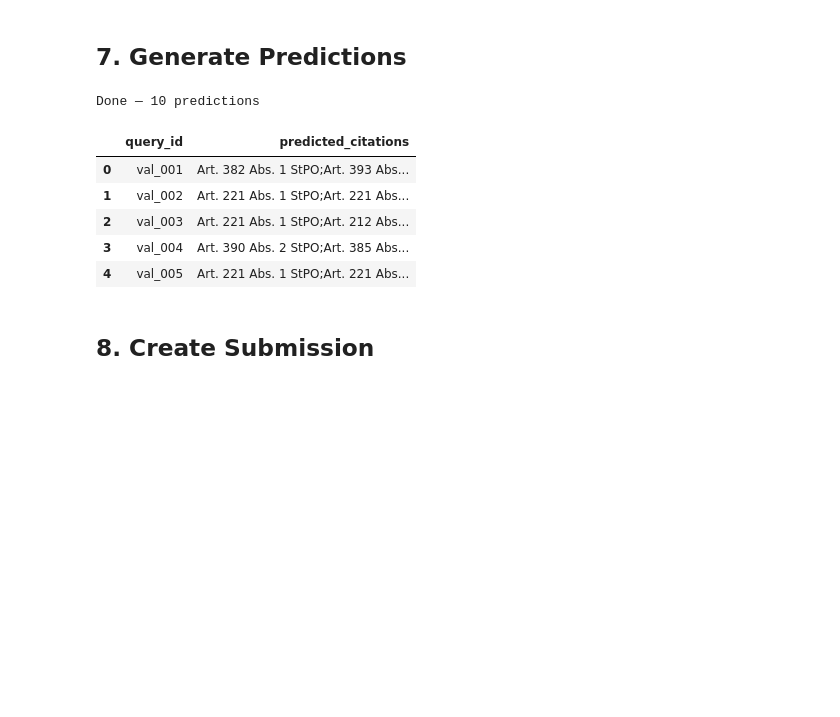
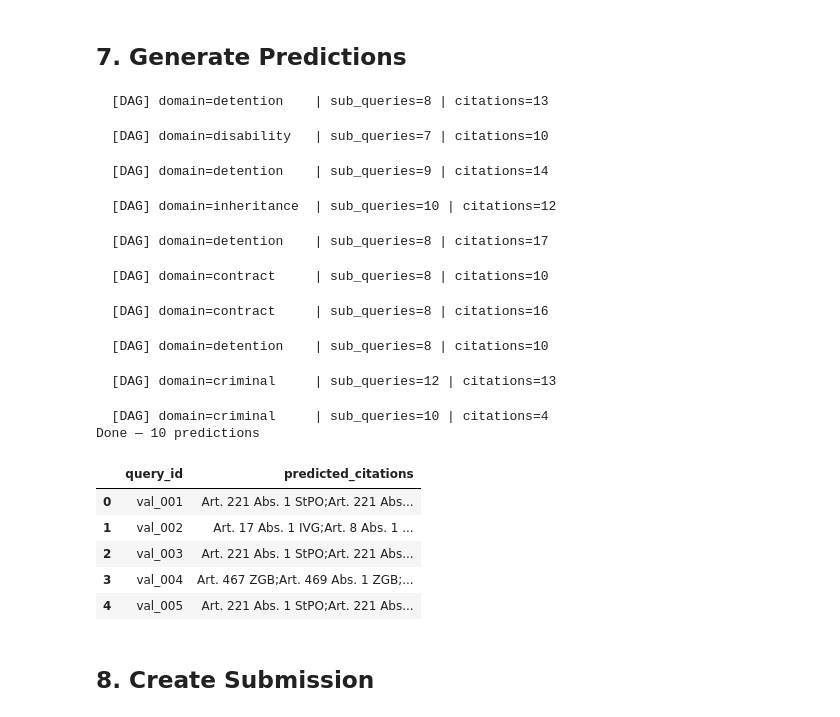
Before and after one commit to daviDpaD18/Omnilex-Agentic-Retrieval-Competition, a Jupyter notebook: notebooks/02_agentic_retrieval_baseline_german-2.ipynb, the cells around one changed output. Saved outputs shown, nothing was run; the diff lists cells and outputs as text; code cells hidden in the pictures; blank space fills up the shorter version.

Commit message:
hyde , cross encoder best performance so far 0.04421 micro f1

```diff
--- a/notebooks/02_agentic_retrieval_baseline_german-2.ipynb
+++ b/notebooks/02_agentic_retrieval_baseline_german-2.ipynb
@@ -117,6 +118,14 @@ CONFIG = {
 
     # Paths
     "test_file": "test.csv",
+
+    # SAC (Summary-Augmented Chunking)
+    "use_sac": True,
+    "use_query_decomposition": True,
+    "top_k_subquery_bm25": 15,
+    "top_k_dense_per_subquery": 10,
+    "synthesis_max_tokens": 300
+
 }
 # %% [markdown]
 ## 2. Load Corpora and Build/Load Indices
@@ -393,6 +444,7 @@ courts_index = get_or_build_index(
     csv_path=COURTS_CSV,
     index_path=COURTS_INDEX_PATH,
     force_rebuild=FORCE_REBUILD_INDICES,
+    preprocessor=build_sac_documents if CONFIG.get("use_sac") else None,
     # max_rows=100000  # Uncomment to test with smaller corpus
 )
 print(f"\nCourts index: {len(courts_index.documents):,} documents")
@@ -447,7 +499,7 @@ import torch
 
 try:
     import lancedb
-    from sentence_transformers import SentenceTransformer
+    from sentence_transformers import SentenceTransformer, CrossEncoder
 
     if KAGGLE_ENV:
         LANCEDB_PATH = Path("/kaggle/input/omnilex-indices/lancedb_courts")
@@ -468,6 +520,16 @@ try:
         _DENSE_AVAILABLE = False
         _lance_table = _embed_model = None
         print("LanceDB not found — dense retrieval disabled (BM25-only mode)")
+
+    try:
+        # Load the multilingual MiniLM cross-encoder
+        _cross_encoder = CrossEncoder("cross-encoder/mmarco-mMiniLMv2-L12-H384-v1", device=_device)
+        _CROSS_ENCODER_AVAILABLE = True
+        print(f"Cross-encoder reranking ready (device={_device})")
+    except Exception as e:
+        _CROSS_ENCODER_AVAILABLE = False
+        _cross_encoder = None
+        print(f"Cross-encoder not available: {e}")
 except ImportError:
     _DENSE_AVAILABLE = False
     _lance_table = _embed_model = None
@@ -1315,33 +1645,53 @@ Gold citations available for evaluation
 # %%
 from tqdm import tqdm
 
 predictions = []
 all_logs    = []
 
 QUERY_FILE_PATH = QUERY_FILE  # set in cell 2
 
-for _, row in tqdm(test_df.iterrows(), total=len(test_df), desc="Running agent"):
+for _, row in tqdm(test_df.iterrows(), total=len(test_df), desc="Running DAG pipeline"):
     qid   = row["query_id"]
     query = row["query"]
 
-    citations, logs = run_agent(query, verbose=False)
+    result = run_dag_pipeline(
+        query=query,
+        llm=llm,
+        embed_model=_embed_model,
+        cross_encoder = _cross_encoder,
+        lance_table=_lance_table,
+        tools=TOOLS,
+        config=CONFIG,
+    )
+    raw_citations = result["citations"]
+    citations = _filter_valid_citations(raw_citations)
 
     predictions.append({
         "query_id":            qid,
         "predicted_citations": ";".join(citations),
     })
-    all_logs.append({"query_id": qid, "query": query, "logs": logs})
+    all_logs.append({"query_id": qid, "query": query, "logs": result})
 
 predictions_df = pd.DataFrame(predictions)
 print(f"Done — {len(predictions_df)} predictions")
 predictions_df.head()
 # %% [output]
-Done — 10 predictions
+  [DAG] domain=detention    | sub_queries=8 | citations=13
+  [DAG] domain=disability   | sub_queries=7 | citations=10
+  [DAG] domain=detention    | sub_queries=9 | citations=14
+  [DAG] domain=inheritance  | sub_queries=10 | citations=12
+  [DAG] domain=detention    | sub_queries=8 | citations=17
+  [DAG] domain=contract     | sub_queries=8 | citations=10
+  [DAG] domain=contract     | sub_queries=8 | citations=16
+  [DAG] domain=detention    | sub_queries=8 | citations=10
+  [DAG] domain=criminal     | sub_queries=12 | citations=13
+  [DAG] domain=criminal     | sub_queries=10 | citations=4
+Done — 10 predictions
 |  | query_id | predicted_citations |
-| 0 | val_001 | Art. 382 Abs. 1 StPO;Art. 393 Abs... |
-| 1 | val_002 | Art. 221 Abs. 1 StPO;Art. 221 Abs... |
-| 2 | val_003 | Art. 221 Abs. 1 StPO;Art. 212 Abs... |
-| 3 | val_004 | Art. 390 Abs. 2 StPO;Art. 385 Abs... |
+| 0 | val_001 | Art. 221 Abs. 1 StPO;Art. 221 Abs... |
+| 1 | val_002 | Art. 17 Abs. 1 IVG;Art. 8 Abs. 1 ... |
+| 2 | val_003 | Art. 221 Abs. 1 StPO;Art. 221 Abs... |
+| 3 | val_004 | Art. 467 ZGB;Art. 469 Abs. 1 ZGB;... |
 | 4 | val_005 | Art. 221 Abs. 1 StPO;Art. 221 Abs... |
 # %% [markdown]
 ## 8. Create Submission
```
Also changed, not shown: parts of 25 cells of this notebook, 5 other files.
